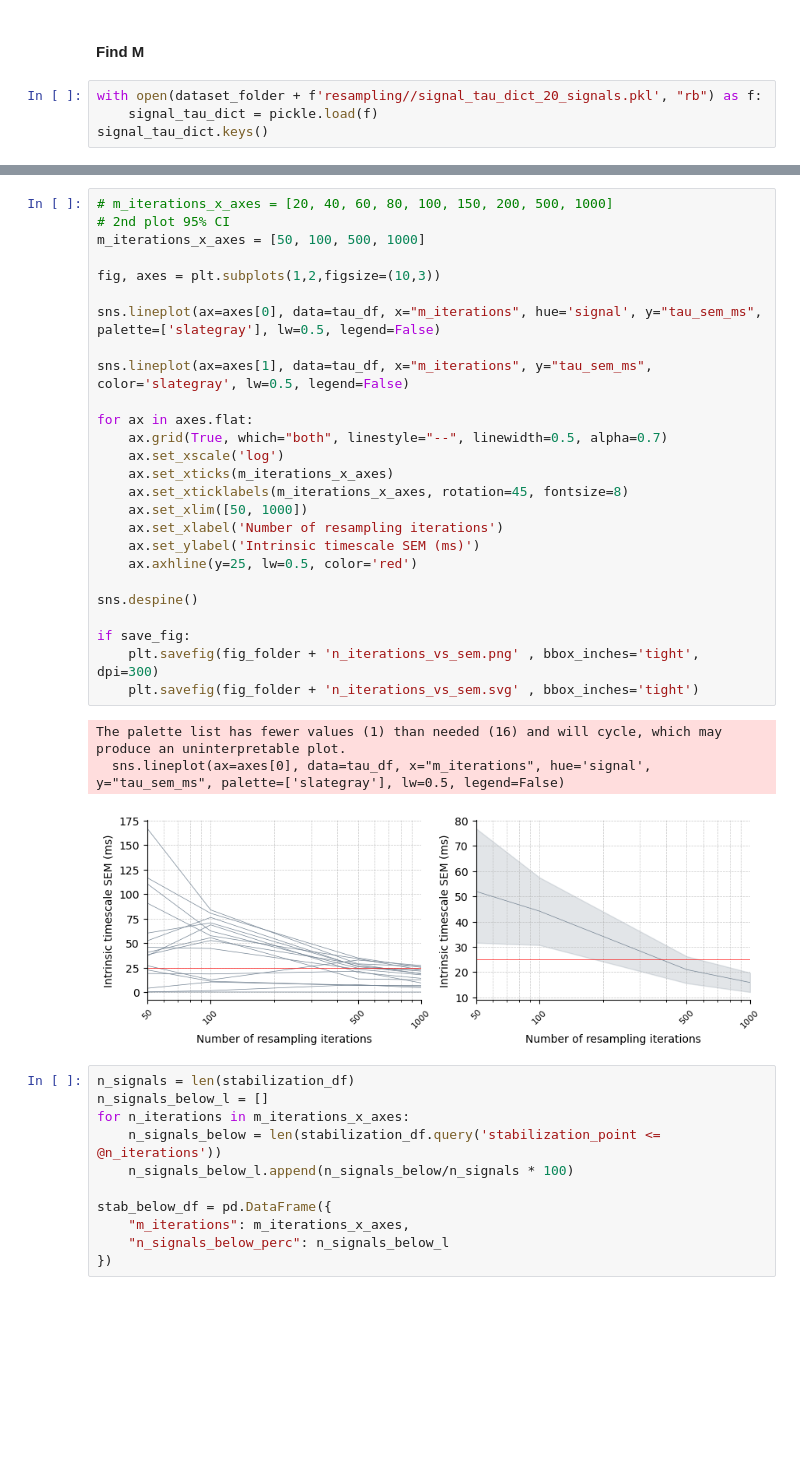
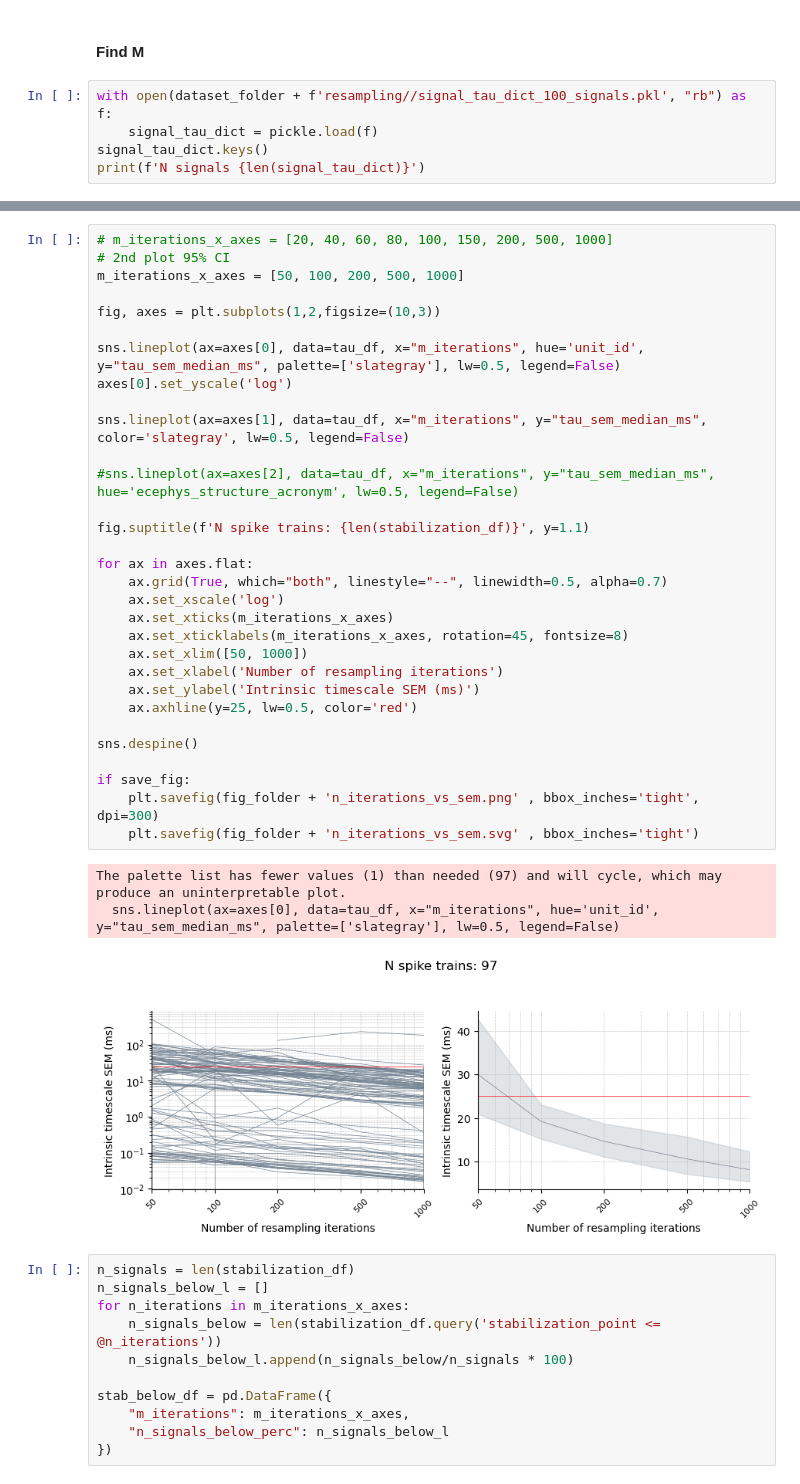
Before and after one commit to iinnpp/isttc, a Jupyter notebook: notebooks/mice/resampling_params_estimate.ipynb, the cells around one changed output, grey strips where cells are left out. Cells and saved outputs as stored; diff of their text form; blank space fills up the shorter version.

```diff
--- a/notebooks/mice/resampling_params_estimate.ipynb
+++ b/notebooks/mice/resampling_params_estimate.ipynb
@@ -130,7 +136,8 @@ if estimate_m:
 # %% [markdown]
 #### Find M
 # %%
-with open(dataset_folder + f'resampling//signal_tau_dict_20_signals.pkl', "rb") as f:
+with open(dataset_folder + f'resampling//signal_tau_dict_100_signals.pkl', "rb") as f:
     signal_tau_dict = pickle.load(f)
 signal_tau_dict.keys()
+print(f'N signals {len(signal_tau_dict)}')
 # %% [output]
@@ -183,33 +226,38 @@ stabilization_df = pd.DataFrame(stabilization_list)
 # %%
 # m_iterations_x_axes = [20, 40, 60, 80, 100, 150, 200, 500, 1000]
 # 2nd plot 95% CI
-m_iterations_x_axes = [50, 100, 500, 1000]
+m_iterations_x_axes = [50, 100, 200, 500, 1000]
 
 fig, axes = plt.subplots(1,2,figsize=(10,3))
 
-sns.lineplot(ax=axes[0], data=tau_df, x="m_iterations", hue='signal', y="tau_sem_ms", palette=['slategray'], lw=0.5, legend=False)
+sns.lineplot(ax=axes[0], data=tau_df, x="m_iterations", hue='unit_id', y="tau_sem_median_ms", palette=['slategray'], lw=0.5, legend=False)
+axes[0].set_yscale('log')
 
-sns.lineplot(ax=axes[1], data=tau_df, x="m_iterations", y="tau_sem_ms", color='slategray', lw=0.5, legend=False)
+sns.lineplot(ax=axes[1], data=tau_df, x="m_iterations", y="tau_sem_median_ms", color='slategray', lw=0.5, legend=False)
+
+#sns.lineplot(ax=axes[2], data=tau_df, x="m_iterations", y="tau_sem_median_ms", hue='ecephys_structure_acronym', lw=0.5, legend=False)
+
+fig.suptitle(f'N spike trains: {len(stabilization_df)}', y=1.1)
 
 for ax in axes.flat:
     ax.grid(True, which="both", linestyle="--", linewidth=0.5, alpha=0.7)
     ax.set_xscale('log')
     ax.set_xticks(m_iterations_x_axes)
     ax.set_xticklabels(m_iterations_x_axes, rotation=45, fontsize=8)
     ax.set_xlim([50, 1000])
     ax.set_xlabel('Number of resampling iterations')
     ax.set_ylabel('Intrinsic timescale SEM (ms)')
     ax.axhline(y=25, lw=0.5, color='red')
 
 sns.despine()
 
 if save_fig:
     plt.savefig(fig_folder + 'n_iterations_vs_sem.png' , bbox_inches='tight', dpi=300)
     plt.savefig(fig_folder + 'n_iterations_vs_sem.svg' , bbox_inches='tight')
 # %% [output]
-The palette list has fewer values (1) than needed (16) and will cycle, which may produce an uninterpretable plot.
-  sns.lineplot(ax=axes[0], data=tau_df, x="m_iterations", hue='signal', y="tau_sem_ms", palette=['slategray'], lw=0.5, legend=False)
+The palette list has fewer values (1) than needed (97) and will cycle, which may produce an uninterpretable plot.
+  sns.lineplot(ax=axes[0], data=tau_df, x="m_iterations", hue='unit_id', y="tau_sem_median_ms", palette=['slategray'], lw=0.5, legend=False)
-[figure, old version]
+[figure, new version]
 # %%
 n_signals = len(stabilization_df)
 n_signals_below_l = []
```
Also changed, not shown: parts of 14 cells of this notebook.
